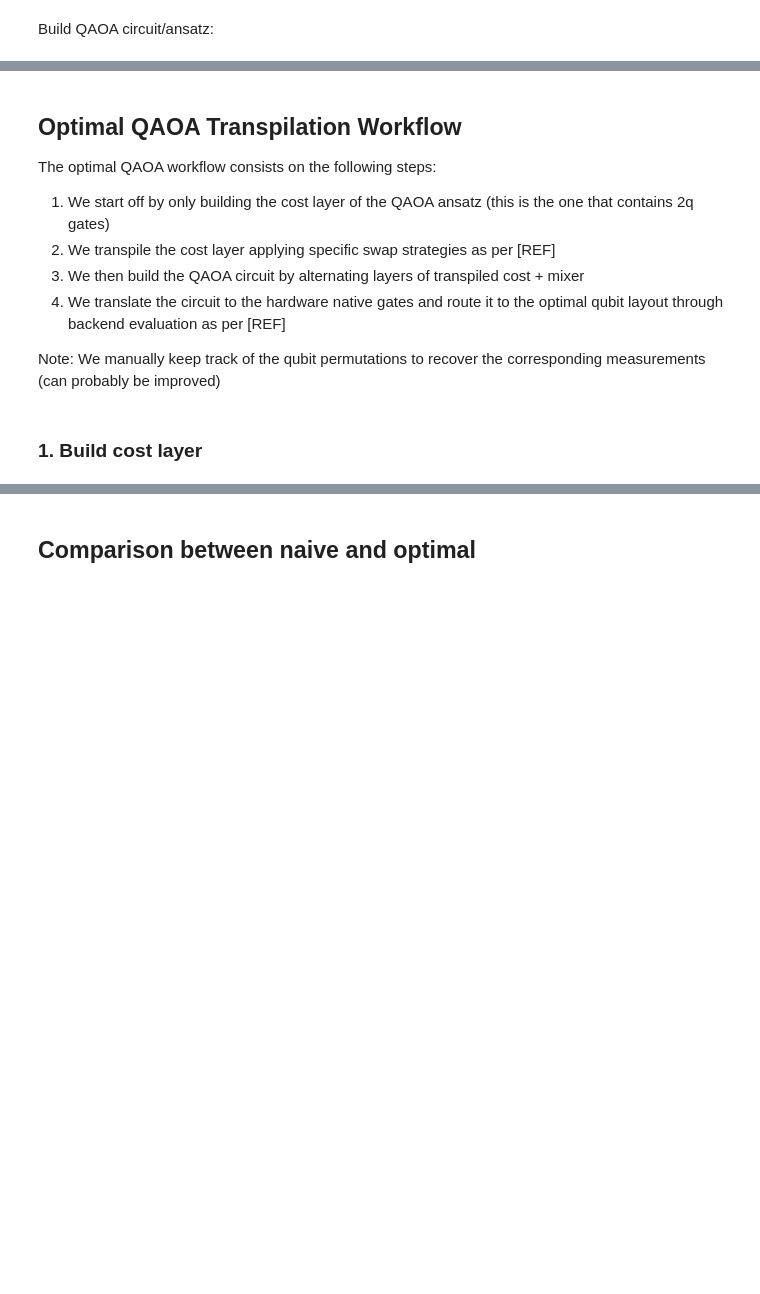
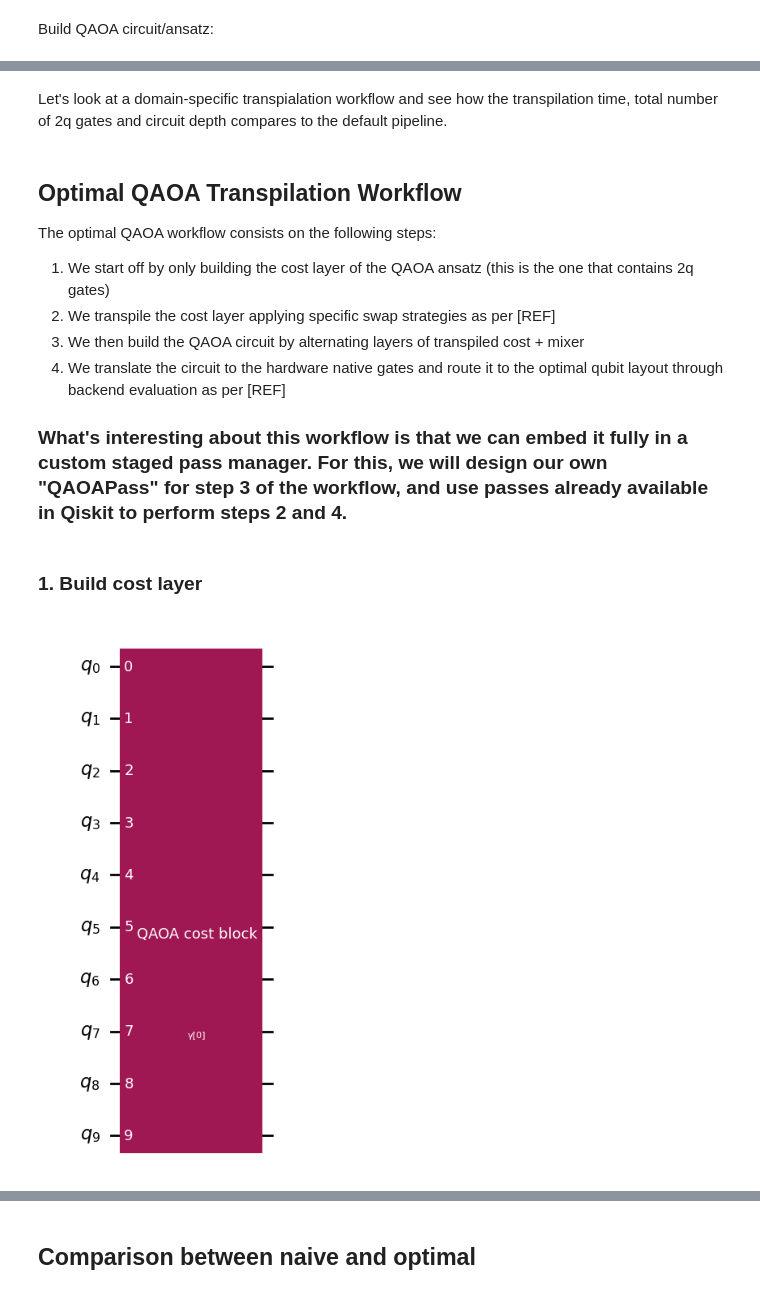
Before and after one commit to qiskit-community/qopt-best-practices, a Jupyter notebook: how_tos/how_to_apply_optimal_qaoa_transpilation.ipynb, the cells around one changed output, grey strips where cells are left out. Saved outputs shown, nothing was run; the diff lists cells and outputs as text; code cells hidden in the pictures; blank space fills up the shorter version.

Commit message:
Refactor notebook to use staged pass manager, remove 100Q section (maybe will be a new notebook)

```diff
--- a/how_tos/how_to_apply_optimal_qaoa_transpilation.ipynb
+++ b/how_tos/how_to_apply_optimal_qaoa_transpilation.ipynb
@@ -122,3 +162,5 @@ naively_transpiled_qaoa.depth()
+# %% [markdown]
+Let's look at a domain-specific transpialation workflow and see how the transpilation time, total number of 2q gates and circuit depth compares to the default pipeline.
 # %% [markdown]
 ## Optimal QAOA Transpilation Workflow
 
@@ -129,7 +171,7 @@ The optimal QAOA workflow consists on the following steps:
 3. We then build the QAOA circuit by alternating layers of transpiled cost + mixer
 4. We translate the circuit to the hardware native gates and route it to the optimal qubit layout through backend evaluation as per [REF]
 
-Note: We manually keep track of the qubit permutations to recover the corresponding measurements (can probably be improved)
+### What's interesting about this workflow is that we can embed it fully in a custom staged pass manager. For this, we will design our own "QAOAPass" for step 3 of the workflow, and use passes already available in Qiskit to perform steps 2 and 4.
 # %% [markdown]
 ### 1. Build cost layer
 # %%
@@ -146,3 +188,7 @@ cost_layer = QAOAAnsatz(
     mixer_operator=dummy_mixer_operator,
     name="QAOA cost block",
 )
+# %%
+cost_layer.draw("mpl", fold=-1)
+# %% [output]
+[figure, added]
```
Also changed, not shown: parts of 82 cells of this notebook, 1 other file.
